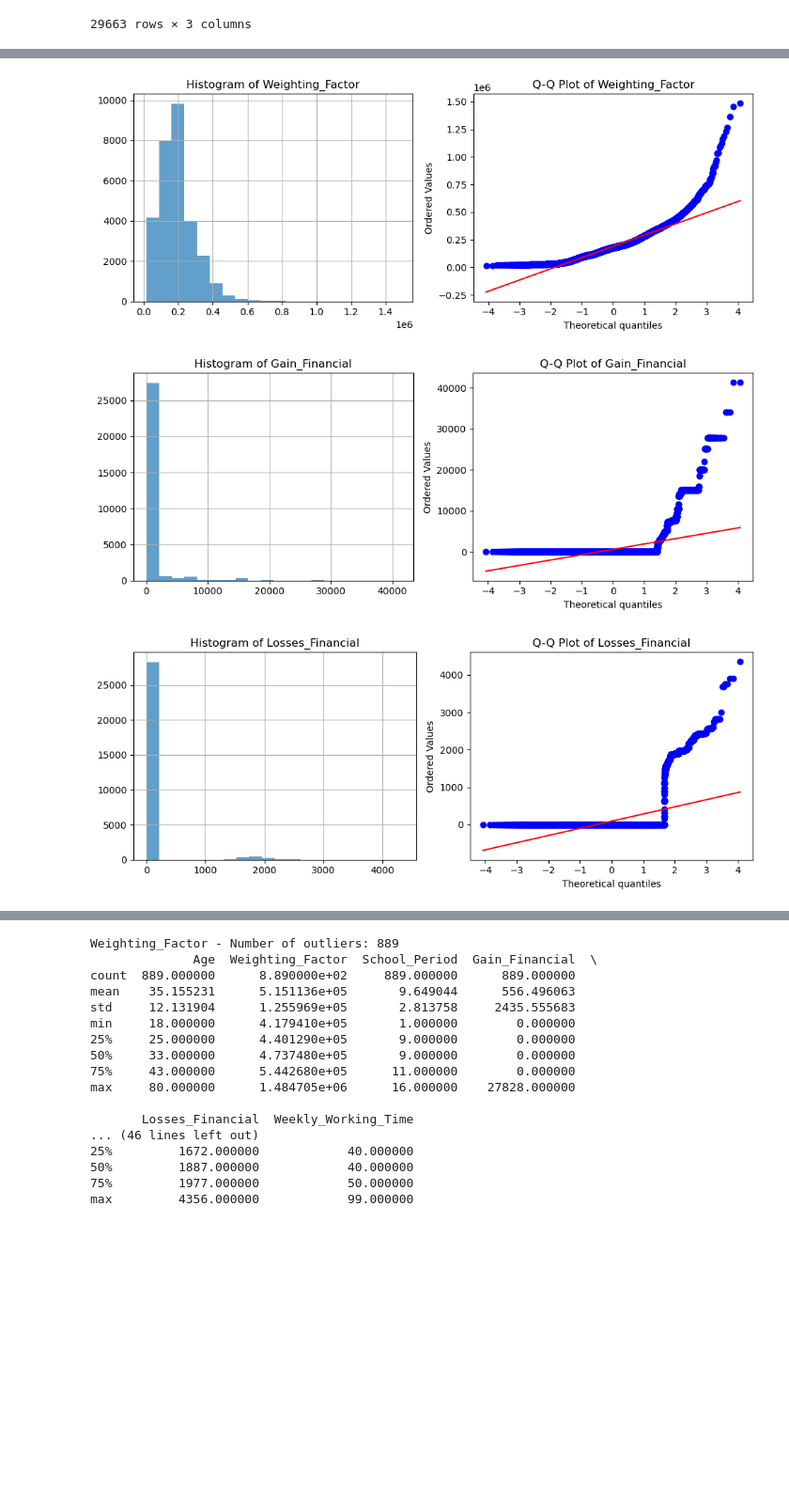
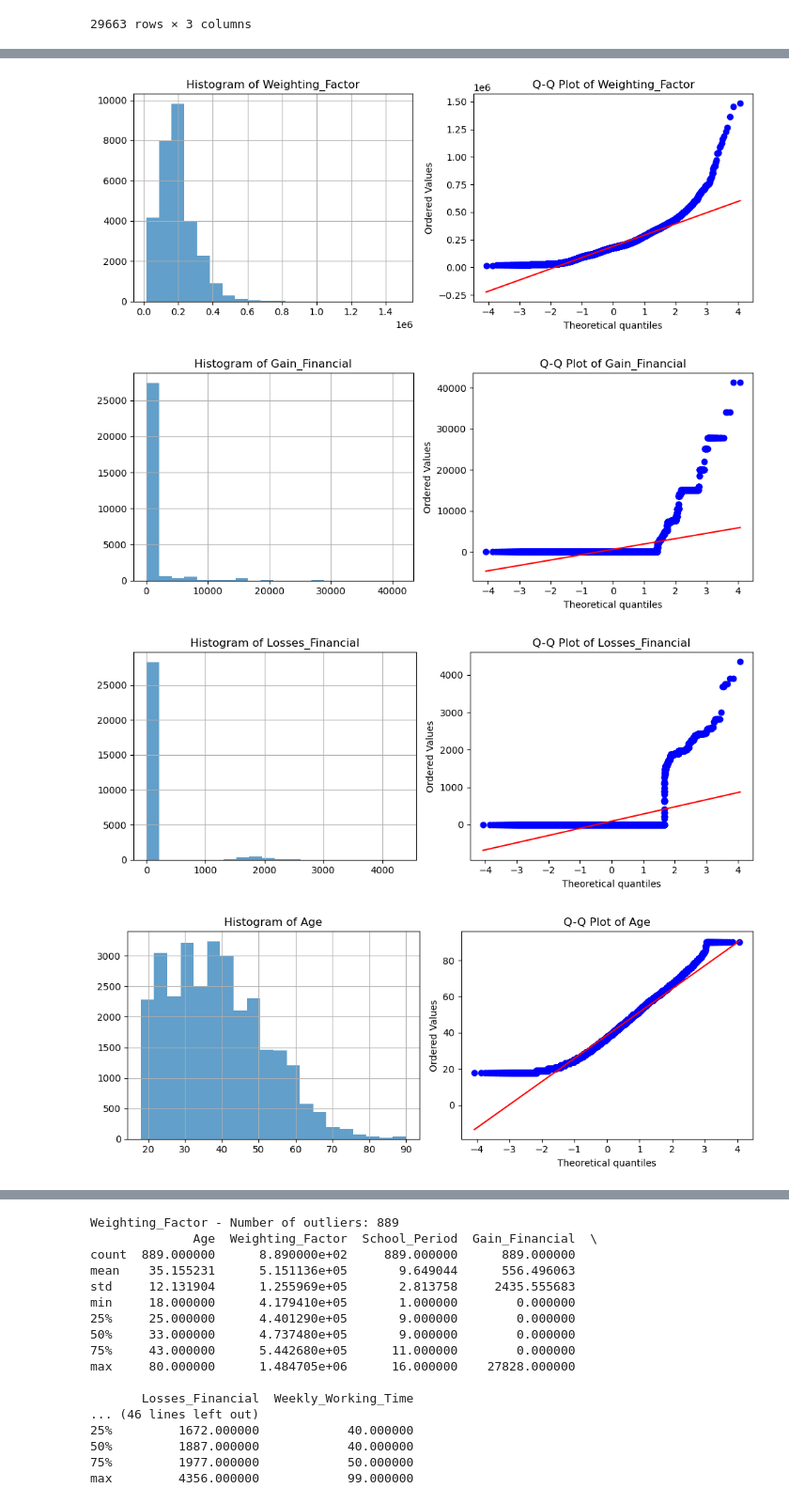
Before and after one commit to Inupa6677/Income-prediction-using-adult-data, a Jupyter notebook: ML Coursework 2024.ipynb, the cells around one changed output, grey strips where cells are left out. Shown at 94% size. Drawn from its saved outputs; the diff is of its cells as text; code cells hidden in the pictures; blank space fills up the shorter version.

```diff
--- a/ML Coursework 2024.ipynb
+++ b/ML Coursework 2024.ipynb
@@ -543,7 +528,7 @@ numeric_var_2
 # %%
 import scipy.stats as stats
 # %%
-numeric_var_2 = df1_cleaned[['Weighting_Factor', 'Gain_Financial', 'Losses_Financial']]
+numeric_var_2 = df1_cleaned[['Weighting_Factor', 'Gain_Financial', 'Losses_Financial', 'Age']]
 
 # Now, apply the Shapiro-Wilk test to each numerical variable in numeric_var_2
 for column in numeric_var_2.columns:
@@ -587,6 +576,7 @@ The data in Losses_Financial does not look Gaussian (reject H0)
 [figure]
 [figure]
 [figure]
+[figure, added]
 # %%
 outliers_dict = {}
 
```
Also changed, not shown: parts of 29 cells of this notebook.
